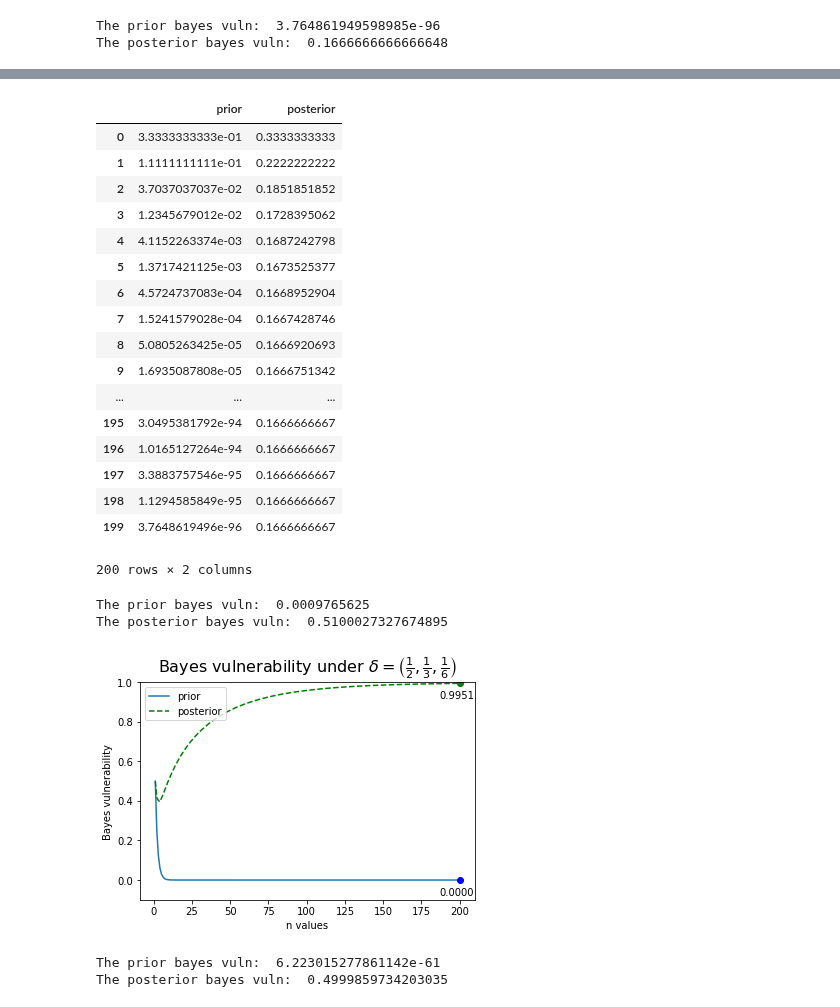
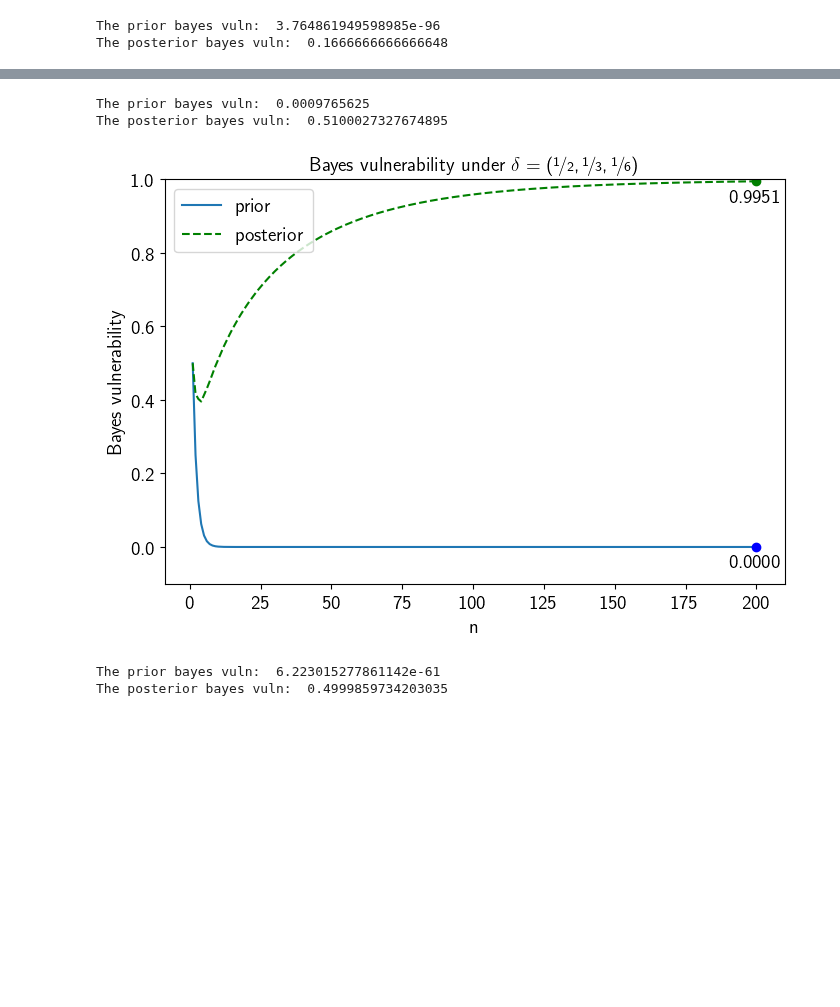
Before and after one commit to majk12/pbv, a Jupyter notebook: post_bayes_vuln_k3.ipynb, the cells around one changed output, grey strips where cells are left out. Drawn from its saved outputs; the diff is of its cells as text; code cells hidden in the pictures; blank space fills up the shorter version.

```diff
--- a/post_bayes_vuln_k3.ipynb
+++ b/post_bayes_vuln_k3.ipynb
@@ -354,19 +364,21 @@ with reg:  0.4999859734203035
+# %%
+plt.rcParams.update(plt.rcParamsDefault)
 # %%
 def graph_it_bayes(n_range, k, probs, df):
     x = [i+1 for i in range(n_range)]
     y_posterior = df["posterior"].iloc[-1] # saves last posterior y
     y_prior = df["prior"].iloc[-1] # save last prior y for annotation
 
-    plt.plot(x, 'prior',
+    plt.plot('n', 'prior',
              data=df,
              label="prior")
-    plt.plot(x, 'posterior',
+    plt.plot('n', 'posterior',
              color='green',
              data=df,
              linestyle='--',
              marker='',
              label="posterior")
-    plt.xlabel('n values')
+    plt.xlabel('n')
     plt.ylabel('Bayes vulnerability')
     plt.ylim(bottom=-.1, top = 1)
 
@@ -391,8 +403,7 @@ def graph_it_bayes(n_range, k, probs, df):
              markeredgecolor='blue')
 
     # title rounds the prior
-    format_probs = ['%.2f' % prob for prob in probs]
-    plt.title(r'Bayes vulnerability under $\delta = \left(\frac{1}{2}, \frac{26}{100}, \frac{24}{100}\right)$', fontsize = 16, y=1.02)
+    plt.title(r'Bayes vulnerability, k = 15') #fontsize = 16, y=1.02
     plt.legend(loc='upper left')
     # legend adjusted so it doesn't run into annotations
     #plt.legend(loc='center left',
@@ -451,0 +583,14 @@ def graph_it_bayes_4(n_range, k, probs, df):
+# %%
+n_range = 200
+k = 10
+probs = [0.413,
+        0.174,
+        0.14,
+        0.096, # other
+        0.094,
+        0.035,
+        0.024,
+        0.017,
+        0.004,
+        0.002,
+]
@@ -451,0 +679,6 @@ def graph_it_bayes_4(n_range, k, probs, df):
+# %%
+i = 200
+post = nonuni_post_bayes_vuln(i+1, k, probs)
+print("Post: ", post)
+prior = pow(probs[0], i+1)
+print("Prior: ", prior)
@@ -488,24 +745,3 @@ dfuni = graph_bayes_prior_post(200, 3, [1/3, 1/3, 1/3])
-# %%
-dfuni
-# %% [output]
-|  | prior | posterior |
-| 0 | 3.3333333333e-01 | 0.3333333333 |
-| 1 | 1.1111111111e-01 | 0.2222222222 |
-| 2 | 3.7037037037e-02 | 0.1851851852 |
-| 3 | 1.2345679012e-02 | 0.1728395062 |
-| 4 | 4.1152263374e-03 | 0.1687242798 |
-| 5 | 1.3717421125e-03 | 0.1673525377 |
-| 6 | 4.5724737083e-04 | 0.1668952904 |
-| 7 | 1.5241579028e-04 | 0.1667428746 |
-| 8 | 5.0805263425e-05 | 0.1666920693 |
-| 9 | 1.6935087808e-05 | 0.1666751342 |
-| ... | ... | ... |
-| 195 | 3.0495381792e-94 | 0.1666666667 |
-| 196 | 1.0165127264e-94 | 0.1666666667 |
-| 197 | 3.3883757546e-95 | 0.1666666667 |
-| 198 | 1.1294585849e-95 | 0.1666666667 |
-| 199 | 3.7648619496e-96 | 0.1666666667 |
-200 rows × 2 columns
 # %%
 n = 10
 k = 3
@@ -518,9 +754,9 @@ print("The posterior bayes vuln: ", post)
 The prior bayes vuln:  0.0009765625
 The posterior bayes vuln:  0.5100027327674895
 # %%
-graph_bayes_prior_post(200, 3, [1/2, 1/3, 1/6])
+g = graph_bayes_prior_post(200, 3, [1/2, 1/3, 1/6])
 # %% [output]
-[figure, old version]
+[figure, new version]
 # %%
 n = 200
 k = 3
```
Also changed, not shown: parts of 39 cells of this notebook, 2 other files.
